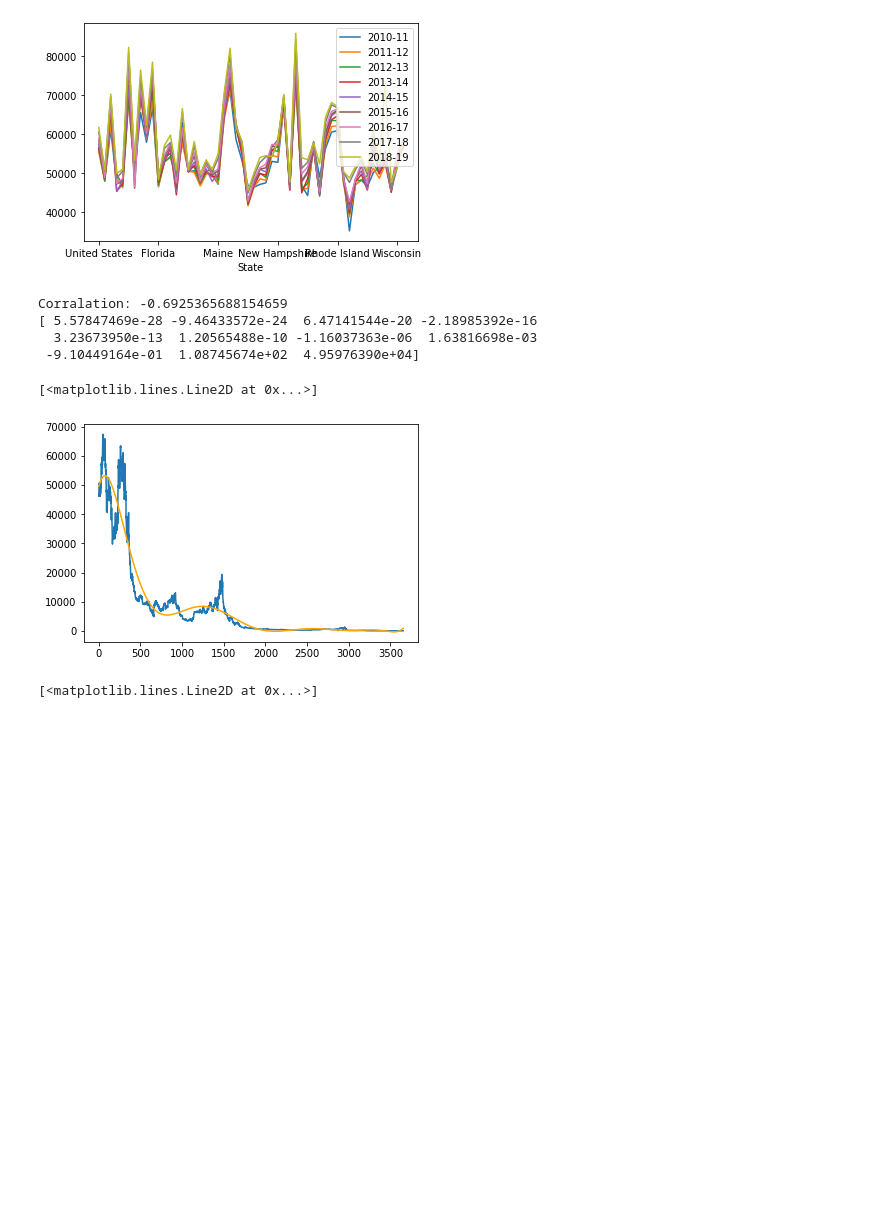
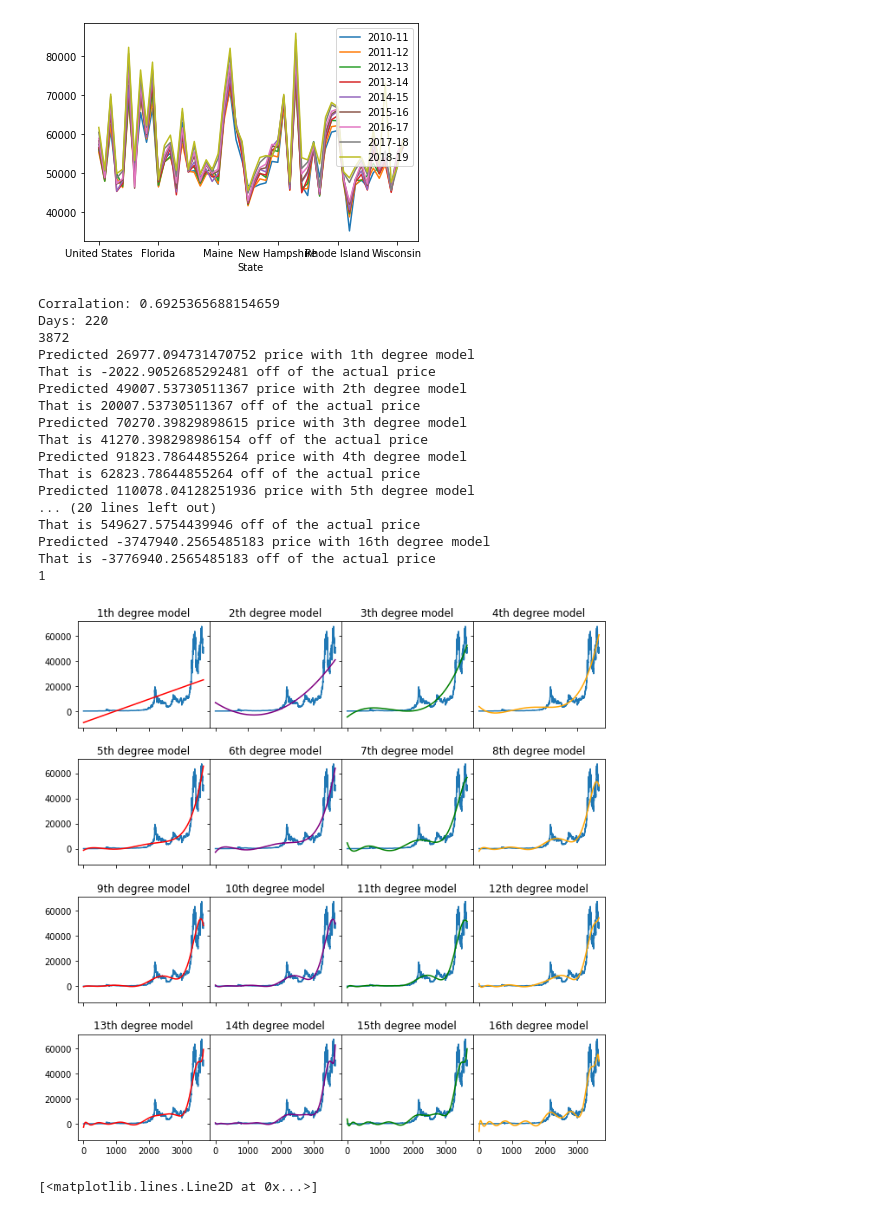
Before and after one commit to killerkitten82/School-Data-Science, a Jupyter notebook: testing/hello.ipynb, the cells around one changed output. Cells and saved outputs as stored; diff of their text form; code cells hidden in the pictures; blank space fills up the shorter version.

Commit message:
Fun with models

```diff
--- a/testing/hello.ipynb
+++ b/testing/hello.ipynb
@@ -25,47 +25,96 @@ for file in filePaths:
 # %%
 # Price over time
 import pandas as pd
 import matplotlib.pyplot as plt
 import numpy as np
 
 path = {"coin_BTC": r"c:\Users\7544501\Documents\School-Data-Science\Unit_3\Data\coin_BTC.csv"}
 
 BTCData = pd.read_csv(path["coin_BTC"])
 #not setting index to be date so i have ints to use
 # BTCData.set_index(BTCData["Date"], inplace = True)
 # BTCData.drop(columns=["Date"], inplace = True)
 # BTCData.index = pd.to_datetime(BTCData.index)
+# print(BTCData)
 
 BTCData.Date = pd.to_datetime(BTCData.Date)
-# BTCData.sort_values("Date", inplace=True) doesnt do anything
+BTCData.sort_values(by="Date", inplace=True, ascending=True)
+BTCData.reset_index(drop=True, inplace=True)
+#0000: 2012-01-01
+#3652: 2021-12-31
+# print(BTCData.iloc[:1,:])
 
 x = BTCData.index
 y = BTCData.Price
 xSeries = pd.Series(x) #corr doesnt like indexSeries so have to make into reg series
 
+height = 4
+width = 4
+totalPlots = 9
+
+fig = plt.figure()
+fig.set_size_inches(10,10)
+gs = fig.add_gridspec(height, width, hspace=0.3, wspace=0, top=0.967, right=0.945, left=0.1, bottom=0.136)
+gs.subplots(sharex=True, sharey=True)
+
+axs = fig.axes
 # y.corr(xSeries)
 
 print(f"Corralation: {y.corr(xSeries)}")
 
-# plt.scatter(x,y)
-plt.plot(x,y)
+xRange = range(x.min(), x.max()+1)
 
-model = np.polyfit(x,y,10)
-predict = np.poly1d(model)
+colors = ["Orange", "Red", "Purple", "Green"]
 
-print(model)
+guessDay = pd.to_datetime("2021-05-25")
+guessDayPrice = 29000 #about
+dayDifference = (BTCData.iloc[-1, 0] - guessDay).days
+print(f"Days: {dayDifference}")
+guessIndex = BTCData.index[-1] + dayDifference
+print(guessIndex)
 
-xRange = range(x.min(), x.max()+1)
-yValues = predict(xRange)
+guesses = {}
+differences = {}
 
-plt.plot(xRange, yValues, color="Orange")
+i=1
+for ax in axs:
+
+    ax.set_title(f"{i}th degree model")
+    ax.plot(x,y)
+
+    model = np.polyfit(x,y,i)
+    predict = np.poly1d(model)
+
+    print(f"Predicted {predict(guessIndex)} price with {i}th degree model")
+    print(f"That is {predict(guessIndex) - guessDayPrice} off of the actual price")
+    guesses[i] = predict(guessIndex)
+    differences[i] = predict(guessIndex) - guessDayPrice
+    yValues = predict(xRange)
+
+    ax.plot(xRange, yValues, color=colors[i%len(colors)])
+
+    i += 1
+
+print(min(differences)) #heh, linear best
 # %% [output]
-Corralation: -0.6925365688154659
-[ 5.57847469e-28 -9.46433572e-24  6.47141544e-20 -2.18985392e-16
-  3.23673950e-13  1.20565488e-10 -1.16037363e-06  1.63816698e-03
- -9.10449164e-01  1.08745674e+02  4.95976390e+04]
+Corralation: 0.6925365688154659
+Days: 220
+3872
+Predicted 26977.094731470752 price with 1th degree model
+That is -2022.9052685292481 off of the actual price
+Predicted 49007.53730511367 price with 2th degree model
+That is 20007.53730511367 off of the actual price
+Predicted 70270.39829898615 price with 3th degree model
+That is 41270.398298986154 off of the actual price
+Predicted 91823.78644855264 price with 4th degree model
+That is 62823.78644855264 off of the actual price
+Predicted 110078.04128251936 price with 5th degree model
+... (20 lines left out)
+That is 549627.5754439946 off of the actual price
+Predicted -3747940.2565485183 price with 16th degree model
+That is -3776940.2565485183 off of the actual price
+1
-[<matplotlib.lines.Line2D at 0x...>]
-[figure, old version]
+[figure, new version]
 # %%
 # Histogram
 import pandas as pd
```
